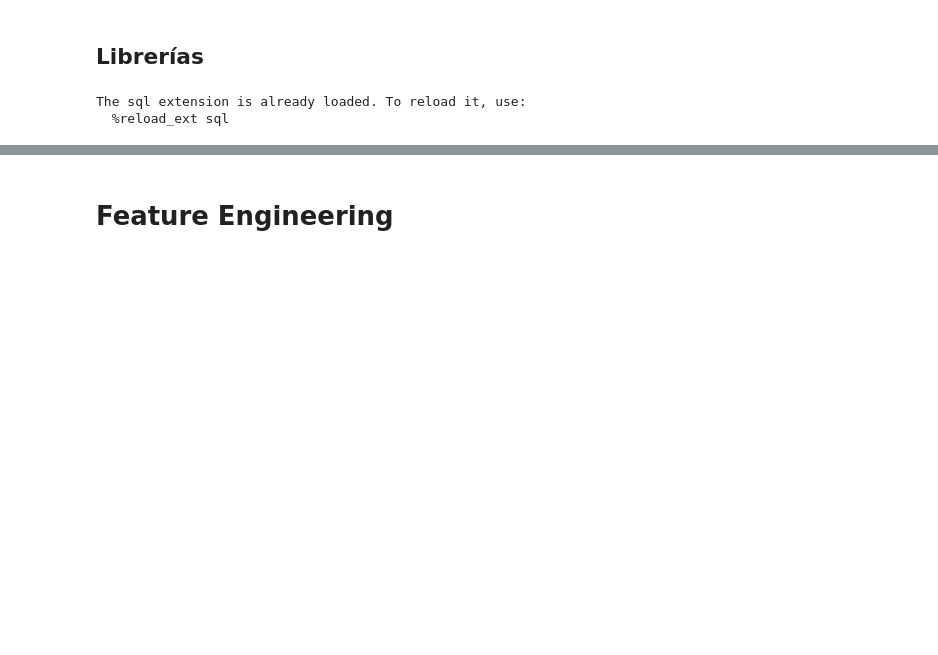
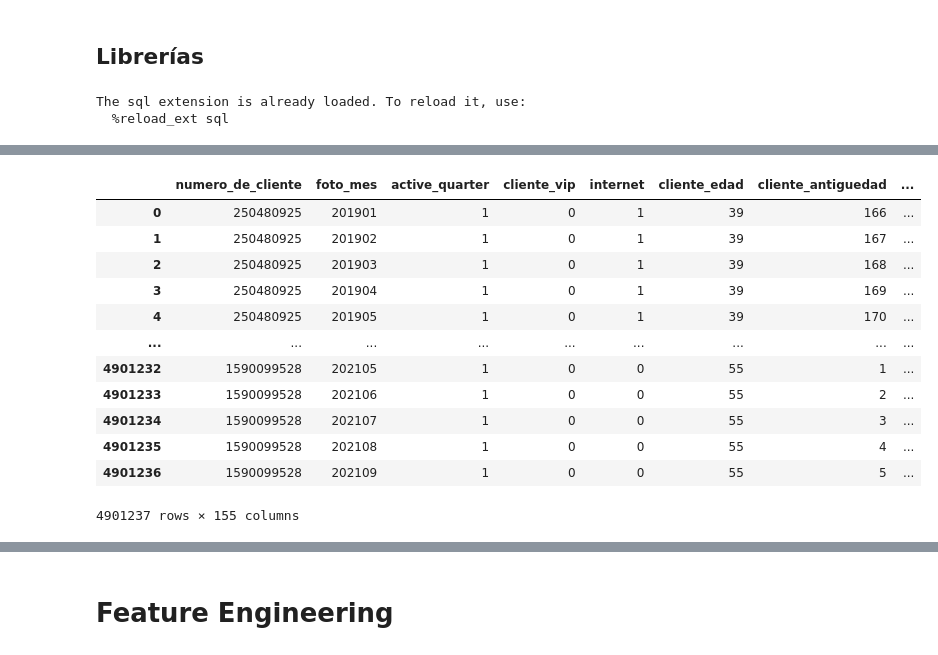
Before and after one commit to N-Alba-DS/dmeyf2024, a Jupyter notebook: Modelos/main_scripts/competencia_3/modelo_3_feature_engineering.ipynb, the cells around one changed output, grey strips where cells are left out. Saved outputs shown, nothing was run; the diff lists cells and outputs as text; code cells hidden in the pictures; blank space fills up the shorter version.

```diff
--- a/Modelos/main_scripts/competencia_3/modelo_3_feature_engineering.ipynb
+++ b/Modelos/main_scripts/competencia_3/modelo_3_feature_engineering.ipynb
@@ -17,0 +47,17 @@ The sql extension is already loaded. To reload it, use:
+# %%
+%%sql
+SELECT * FROM competencia_03;
+# %% [output]
+|  | numero_de_cliente | foto_mes | active_quarter | cliente_vip | internet | cliente_edad | cliente_antiguedad | ... |
+| 0 | 250480925 | 201901 | 1 | 0 | 1 | 39 | 166 | ... |
+| 1 | 250480925 | 201902 | 1 | 0 | 1 | 39 | 167 | ... |
+| 2 | 250480925 | 201903 | 1 | 0 | 1 | 39 | 168 | ... |
+| 3 | 250480925 | 201904 | 1 | 0 | 1 | 39 | 169 | ... |
+| 4 | 250480925 | 201905 | 1 | 0 | 1 | 39 | 170 | ... |
+| ... | ... | ... | ... | ... | ... | ... | ... | ... |
+| 4901232 | 1590099528 | 202105 | 1 | 0 | 0 | 55 | 1 | ... |
+| 4901233 | 1590099528 | 202106 | 1 | 0 | 0 | 55 | 2 | ... |
+| 4901234 | 1590099528 | 202107 | 1 | 0 | 0 | 55 | 3 | ... |
+| 4901235 | 1590099528 | 202108 | 1 | 0 | 0 | 55 | 4 | ... |
+| 4901236 | 1590099528 | 202109 | 1 | 0 | 0 | 55 | 5 | ... |
+4901237 rows × 155 columns
```
Also changed, not shown: parts of 3 cells of this notebook, 1 other file.
